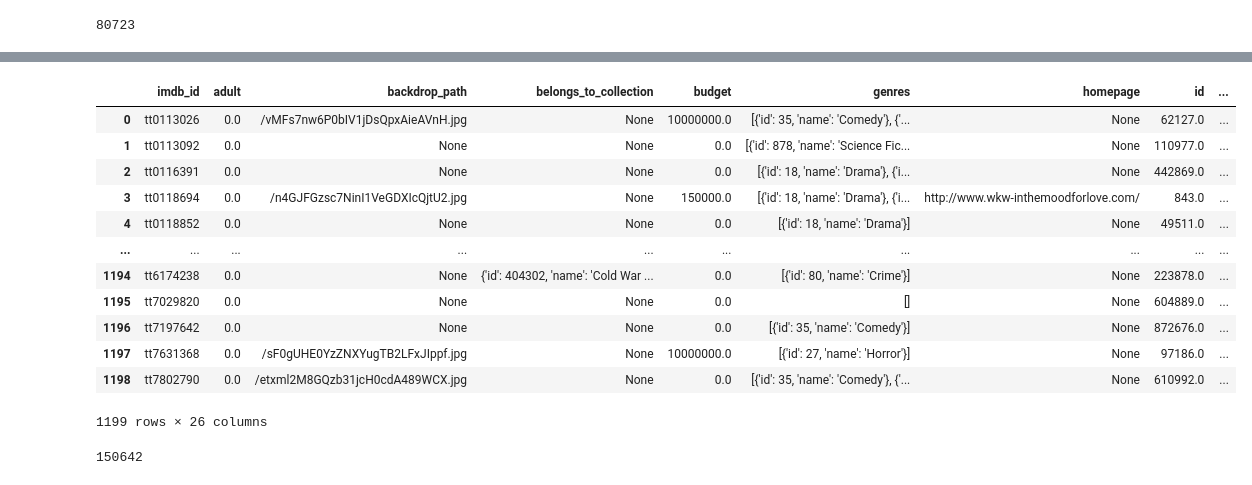
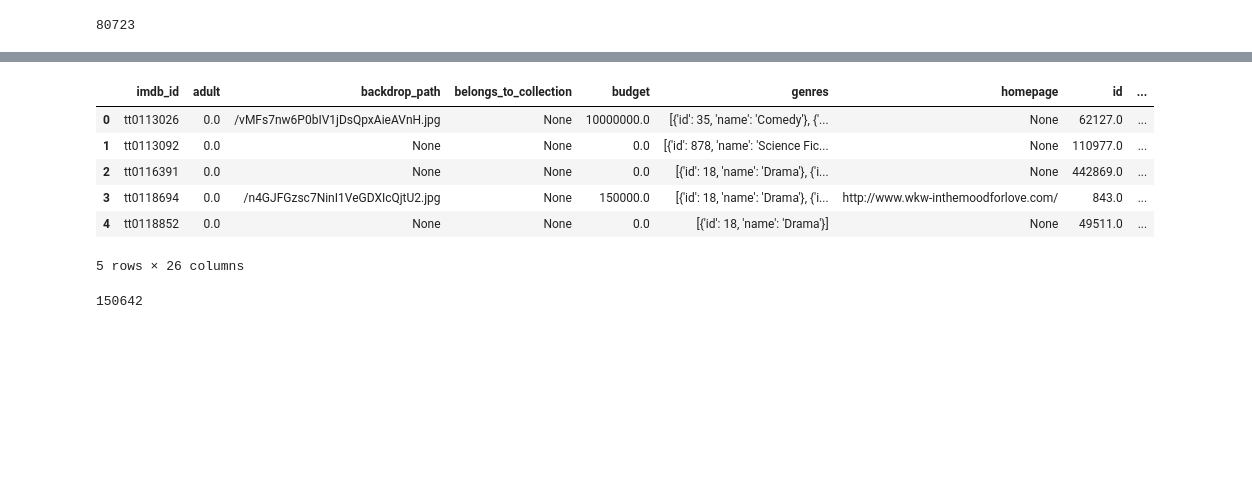
Before and after one commit to zevy613/Final-Project-The-Making-of-a-Successful-Movie, a Jupyter notebook: Normalize and add tables to SQL.ipynb, the cells around one changed output, grey strips where cells are left out. Saved outputs shown, nothing was run; the diff lists cells and outputs as text; code cells hidden in the pictures; blank space fills up the shorter version.

```diff
--- a/part 3.ipynb
+++ b/Normalize and add tables to SQL.ipynb
@@ -258,19 +223,13 @@ df_combined.to_sql('tmdb_data', engine, dtype=tmdb_schema, if_exists='replace',
 engine.execute('ALTER TABLE tmdb_data ADD PRIMARY KEY (`imdb_id`);');
 # %%
 # Test query
-pd.read_sql("Select * from tmdb_data", engine)
+pd.read_sql("Select * FROM tmdb_data LIMIT 5", engine)
 # %% [output]
 |  | imdb_id | adult | backdrop_path | belongs_to_collection | budget | genres | homepage | id | ... |
 | 0 | tt0113026 | 0.0 | /vMFs7nw6P0bIV1jDsQpxAieAVnH.jpg | None | 10000000.0 | [{'id': 35, 'name': 'Comedy'}, {'... | None | 62127.0 | ... |
 | 1 | tt0113092 | 0.0 | None | None | 0.0 | [{'id': 878, 'name': 'Science Fic... | None | 110977.0 | ... |
 | 2 | tt0116391 | 0.0 | None | None | 0.0 | [{'id': 18, 'name': 'Drama'}, {'i... | None | 442869.0 | ... |
 | 3 | tt0118694 | 0.0 | /n4GJFGzsc7NinI1VeGDXIcQjtU2.jpg | None | 150000.0 | [{'id': 18, 'name': 'Drama'}, {'i... | http://www.wkw-inthemoodforlove.com/ | 843.0 | ... |
 | 4 | tt0118852 | 0.0 | None | None | 0.0 | [{'id': 18, 'name': 'Drama'}] | None | 49511.0 | ... |
-| ... | ... | ... | ... | ... | ... | ... | ... | ... | ... |
-| 1194 | tt6174238 | 0.0 | None | {'id': 404302, 'name': 'Cold War ... | 0.0 | [{'id': 80, 'name': 'Crime'}] | None | 223878.0 | ... |
-| 1195 | tt7029820 | 0.0 | None | None | 0.0 | [] | None | 604889.0 | ... |
-| 1196 | tt7197642 | 0.0 | None | None | 0.0 | [{'id': 35, 'name': 'Comedy'}] | None | 872676.0 | ... |
-| 1197 | tt7631368 | 0.0 | /sF0gUHE0YzZNXYugTB2LFxJIppf.jpg | None | 10000000.0 | [{'id': 27, 'name': 'Horror'}] | None | 97186.0 | ... |
-| 1198 | tt7802790 | 0.0 | /etxml2M8GQzb31jcH0cdA489WCX.jpg | None | 0.0 | [{'id': 35, 'name': 'Comedy'}, {'... | None | 610992.0 | ... |
-1199 rows × 26 columns
+5 rows × 26 columns
 # %%
```
Also changed, not shown: parts of 24 cells of this notebook.
